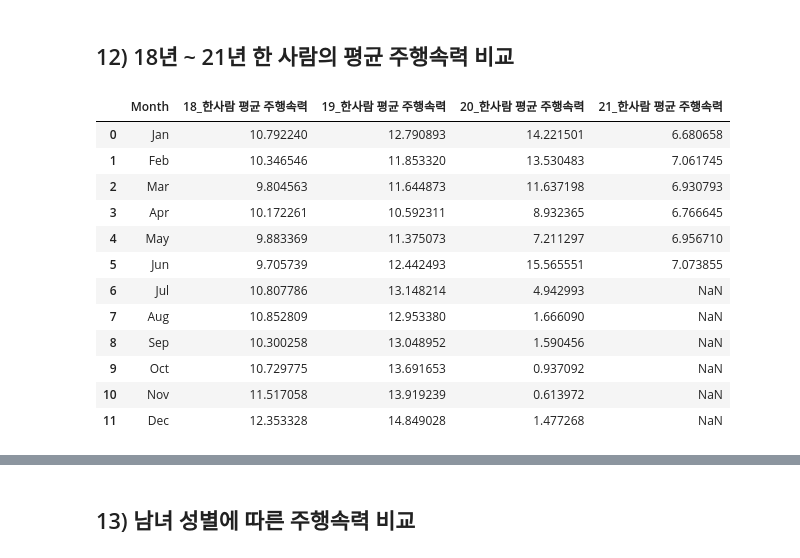
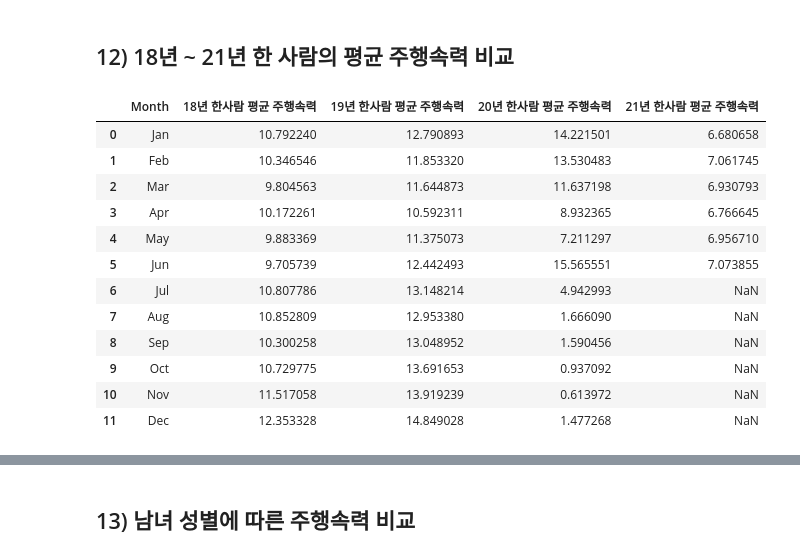
Before and after one commit to jinubot07/LikeLion_13th_DataCourse, a Jupyter notebook: 08_PRJ_team_project/code/정진우/TP_bike_19vs20.ipynb, the cells around one changed output, grey strips where cells are left out. Drawn from its saved outputs; the diff is of its cells as text; code cells hidden in the pictures.

```diff
--- a/08_PRJ_team_project/code/정진우/TP_bike_19vs20.ipynb
+++ b/08_PRJ_team_project/code/정진우/TP_bike_19vs20.ipynb
@@ -585,14 +585,14 @@ bike_merge_mean3.iplot(kind='line',x='Month',theme='space')
 ## 12) 18년 ~ 21년 한 사람의 평균 주행속력 비교
 # %%
 bike_merge_mean4 = pd.DataFrame({'Month'   : ['Jan','Feb','Mar','Apr','May','Jun','Jul','Aug','Sep','Oct','Nov','Dec'],
-                               '18_한사람 평균 주행속력' : bike18_mean['평균 주행속력'],
-                               '19_한사람 평균 주행속력' : bike19_mean['평균 주행속력'],
-                               '20_한사람 평균 주행속력' : bike20_mean['평균 주행속력'],
-                               '21_한사람 평균 주행속력' : bike21_mean['평균 주행속력']})
+                               '18년 한사람 평균 주행속력' : bike18_mean['평균 주행속력'],
+                               '19년 한사람 평균 주행속력' : bike19_mean['평균 주행속력'],
+                               '20년 한사람 평균 주행속력' : bike20_mean['평균 주행속력'],
+                               '21년 한사람 평균 주행속력' : bike21_mean['평균 주행속력']})
 bike_merge_mean4 = bike_merge_mean4.reset_index(drop=True)
 bike_merge_mean4
 # %% [output]
-|  | Month | 18_한사람 평균 주행속력 | 19_한사람 평균 주행속력 | 20_한사람 평균 주행속력 | 21_한사람 평균 주행속력 |
+|  | Month | 18년 한사람 평균 주행속력 | 19년 한사람 평균 주행속력 | 20년 한사람 평균 주행속력 | 21년 한사람 평균 주행속력 |
 | 0 | Jan | 10.792240 | 12.790893 | 14.221501 | 6.680658 |
 | 1 | Feb | 10.346546 | 11.853320 | 13.530483 | 7.061745 |
 | 2 | Mar | 9.804563 | 11.644873 | 11.637198 | 6.930793 |
```
Also changed, not shown: parts of 30 cells of this notebook, 5 other files.
